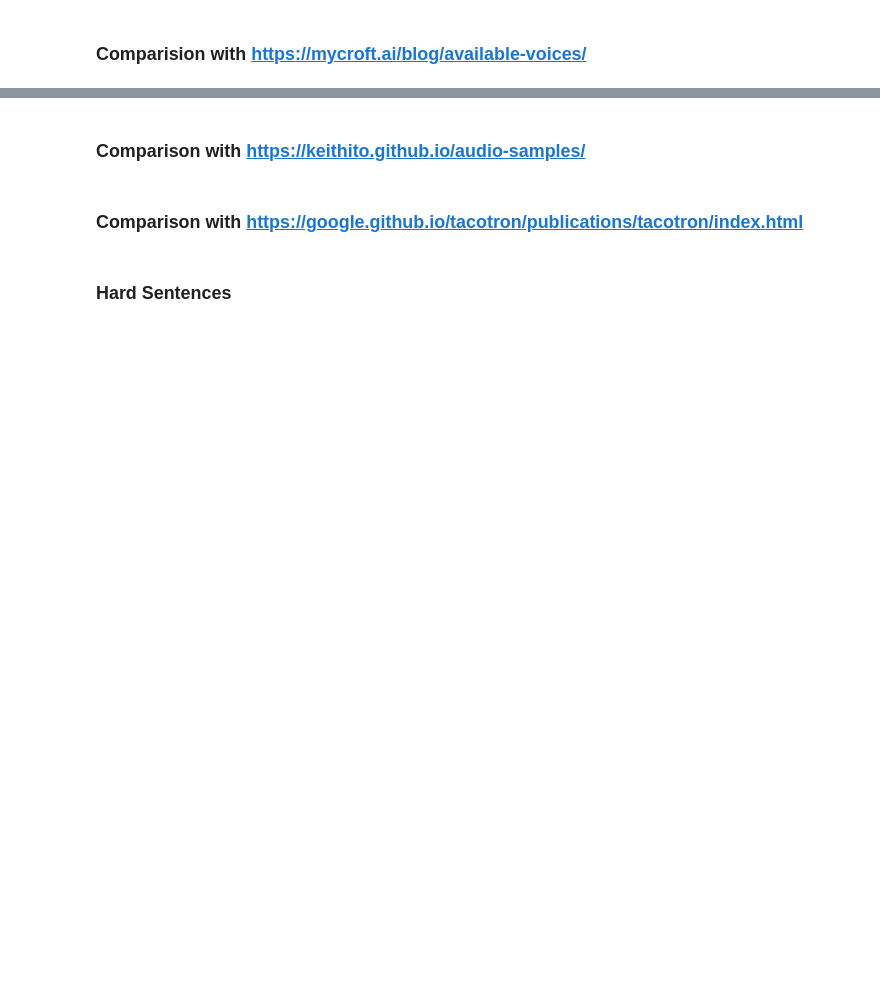
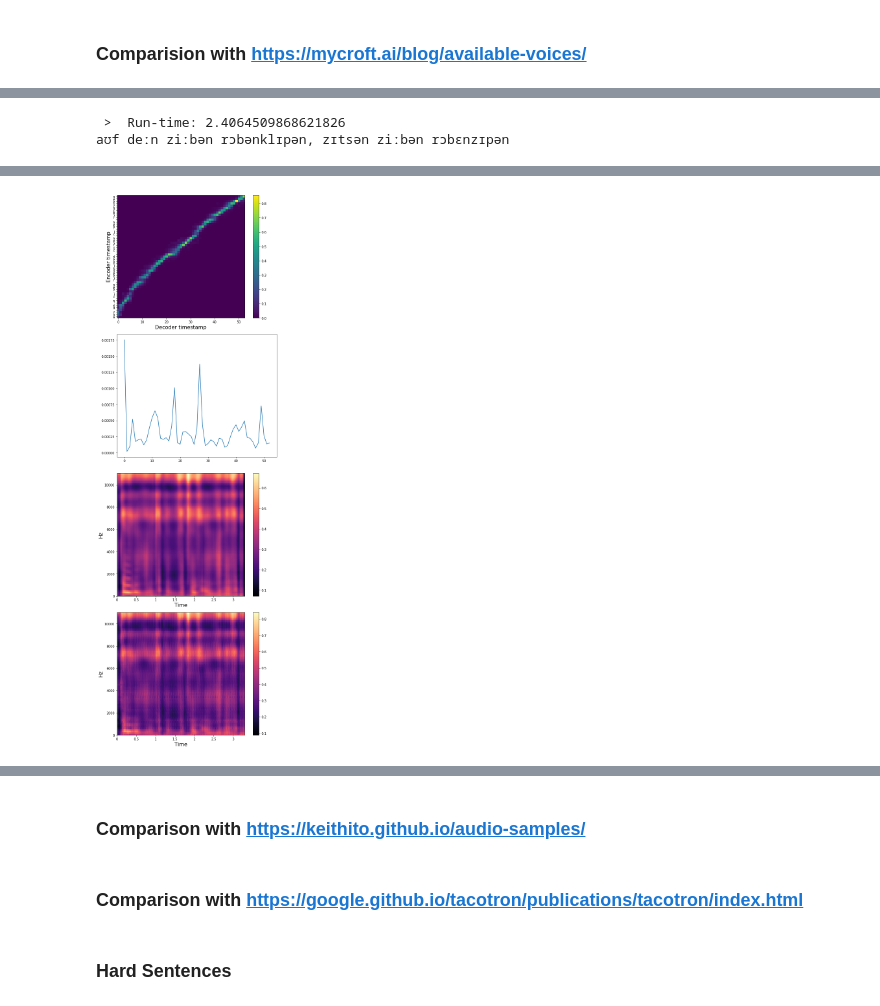
Before and after one commit to twerkmeister/oldtts, a Jupyter notebook: notebooks/GST Playground.ipynb, the cells around one changed output, grey strips where cells are left out. Drawn from its saved outputs; the diff is of its cells as text; code cells hidden in the pictures; blank space fills up the shorter version.

```diff
--- a/notebooks/GST Playground.ipynb
+++ b/notebooks/GST Playground.ipynb
@@ -234,0 +233,7 @@ aʊf deːn ziːbən rɔbənklɪpən, zɪtsən ziːbən rɔbɛnzɪpən
+# %%
+token_scores = np.copy(score)
+token_scores[2] = 0.5
+align, spec, stop_tokens, wav = tts(model, sentence, CONFIG, use_cuda, ap, token_scores, use_gl=use_gl, figures=True)
+# %% [output]
+ >  Run-time: 2.4064509868621826
+aʊf deːn ziːbən rɔbənklɪpən, zɪtsən ziːbən rɔbɛnzɪpən
@@ -234,0 +241 @@ aʊf deːn ziːbən rɔbənklɪpən, zɪtsən ziːbən rɔbɛnzɪpən
+[figure, added]
```
Also changed, not shown: parts of 18 cells of this notebook, 11 other files.
